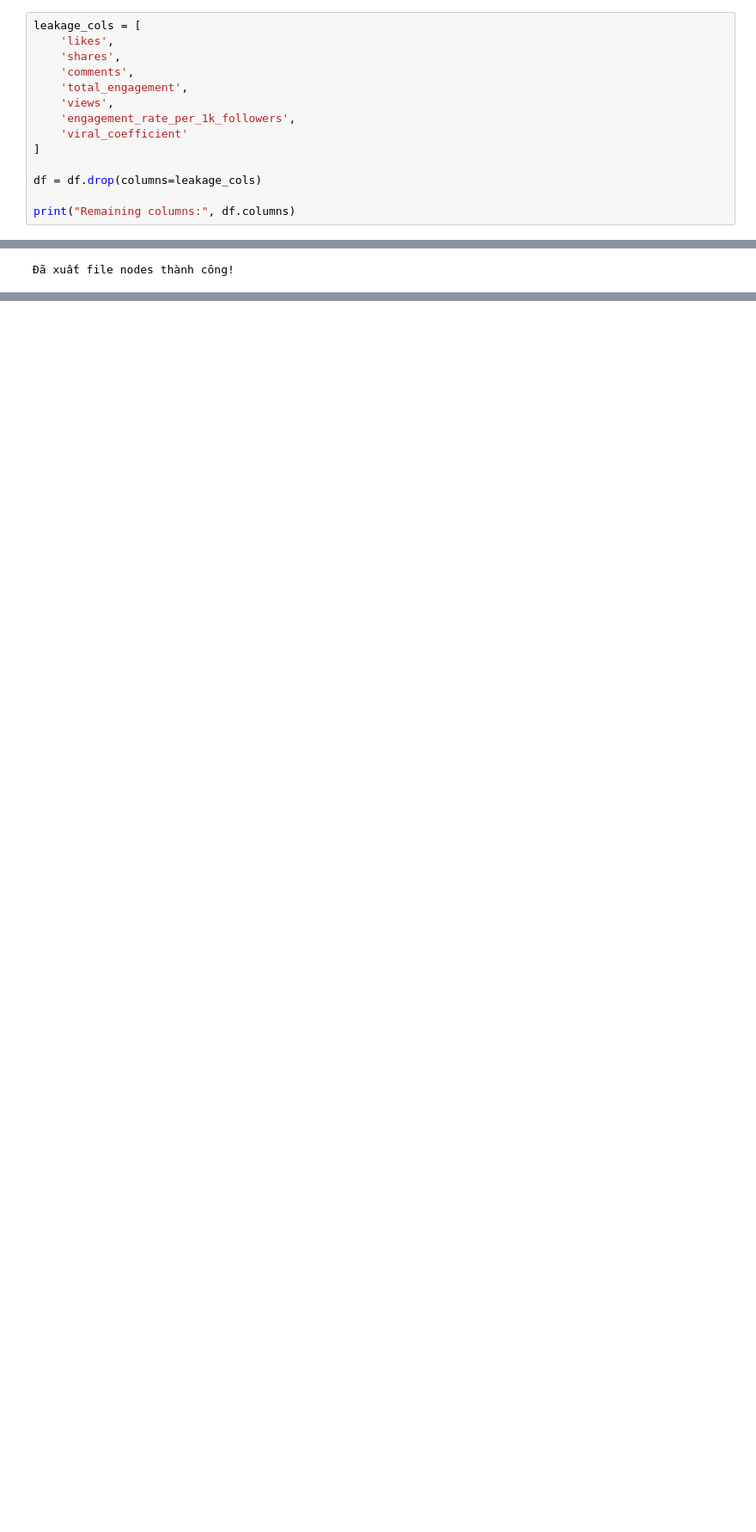
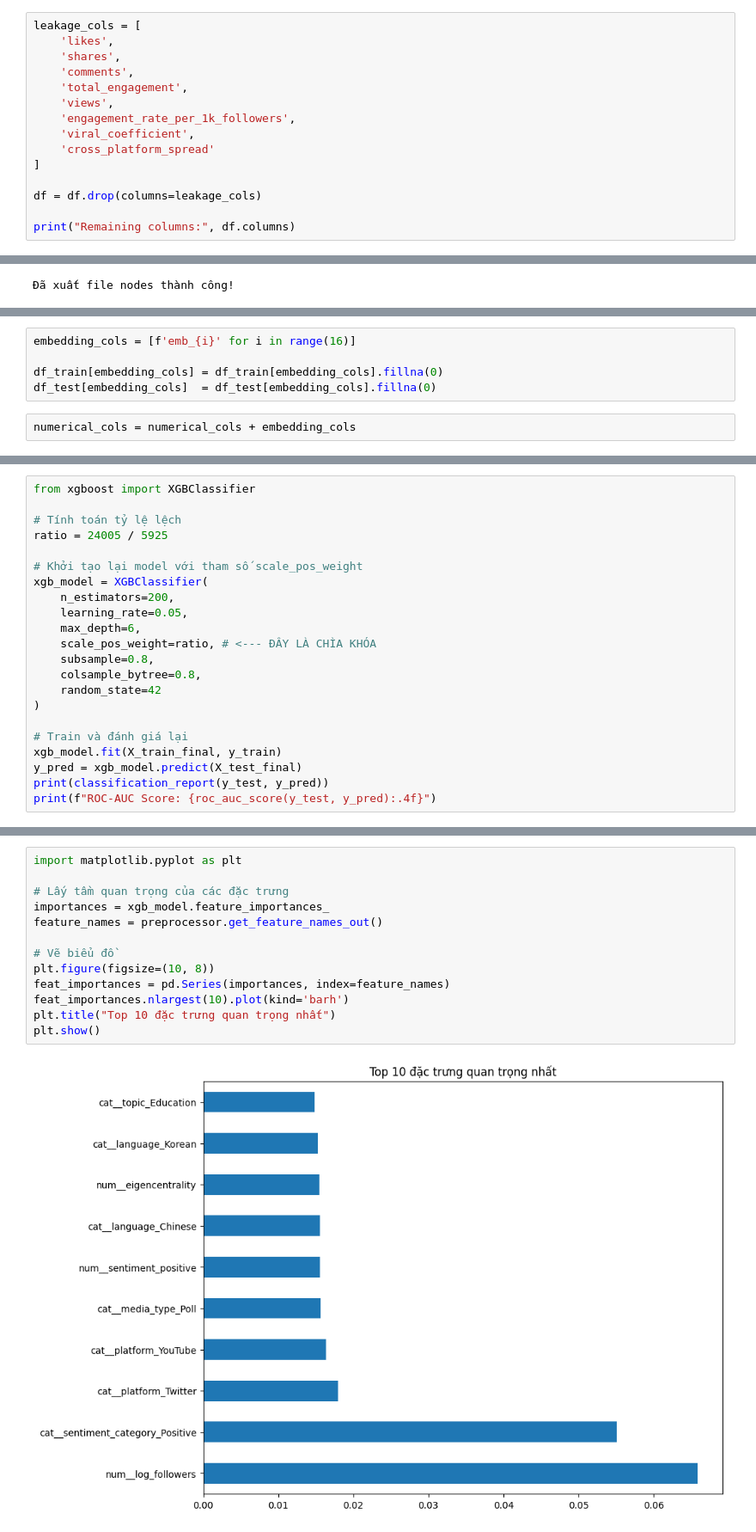
Before and after one commit to 23521845-dev/SNA-group7, a Jupyter notebook: network-trainthu.ipynb, the cells around one changed output, grey strips where cells are left out. Shown at 86% size. Saved outputs shown, nothing was run; the diff lists cells and outputs as text; blank space fills up the shorter version.

```diff
--- a/network-trainthu.ipynb
+++ b/network-trainthu.ipynb
@@ -96,7 +116,8 @@ leakage_cols = [
     'total_engagement',
     'views',
     'engagement_rate_per_1k_followers',
-    'viral_coefficient'
+    'viral_coefficient',
+    'cross_platform_spread'
 ]
 
 df = df.drop(columns=leakage_cols)
@@ -272,0 +399,7 @@ df_train.head()
+# %%
+embedding_cols = [f'emb_{i}' for i in range(16)]
+
+df_train[embedding_cols] = df_train[embedding_cols].fillna(0)
+df_test[embedding_cols]  = df_test[embedding_cols].fillna(0)
+# %%
+numerical_cols = numerical_cols + embedding_cols
@@ -272,0 +548,22 @@ df_train.head()
+# %%
+from xgboost import XGBClassifier
+
+# Tính toán tỷ lệ lệch
+ratio = 24005 / 5925
+
+# Khởi tạo lại model với tham số scale_pos_weight
+xgb_model = XGBClassifier(
+    n_estimators=200,
+    learning_rate=0.05,
+    max_depth=6,
+    scale_pos_weight=ratio, # <--- ĐÂY LÀ CHÌA KHÓA
+    subsample=0.8,
+    colsample_bytree=0.8,
+    random_state=42
+)
+
+# Train và đánh giá lại
+xgb_model.fit(X_train_final, y_train)
+y_pred = xgb_model.predict(X_test_final)
+print(classification_report(y_test, y_pred))
+print(f"ROC-AUC Score: {roc_auc_score(y_test, y_pred):.4f}")
@@ -272,0 +572,15 @@ df_train.head()
+# %%
+import matplotlib.pyplot as plt
+
+# Lấy tầm quan trọng của các đặc trưng
+importances = xgb_model.feature_importances_
+feature_names = preprocessor.get_feature_names_out()
+
+# Vẽ biểu đồ
+plt.figure(figsize=(10, 8))
+feat_importances = pd.Series(importances, index=feature_names)
+feat_importances.nlargest(10).plot(kind='barh')
+plt.title("Top 10 đặc trưng quan trọng nhất")
+plt.show()
+# %% [output]
+[figure, added]
```
Also changed, not shown: parts of 25 cells of this notebook, 1 other file.
